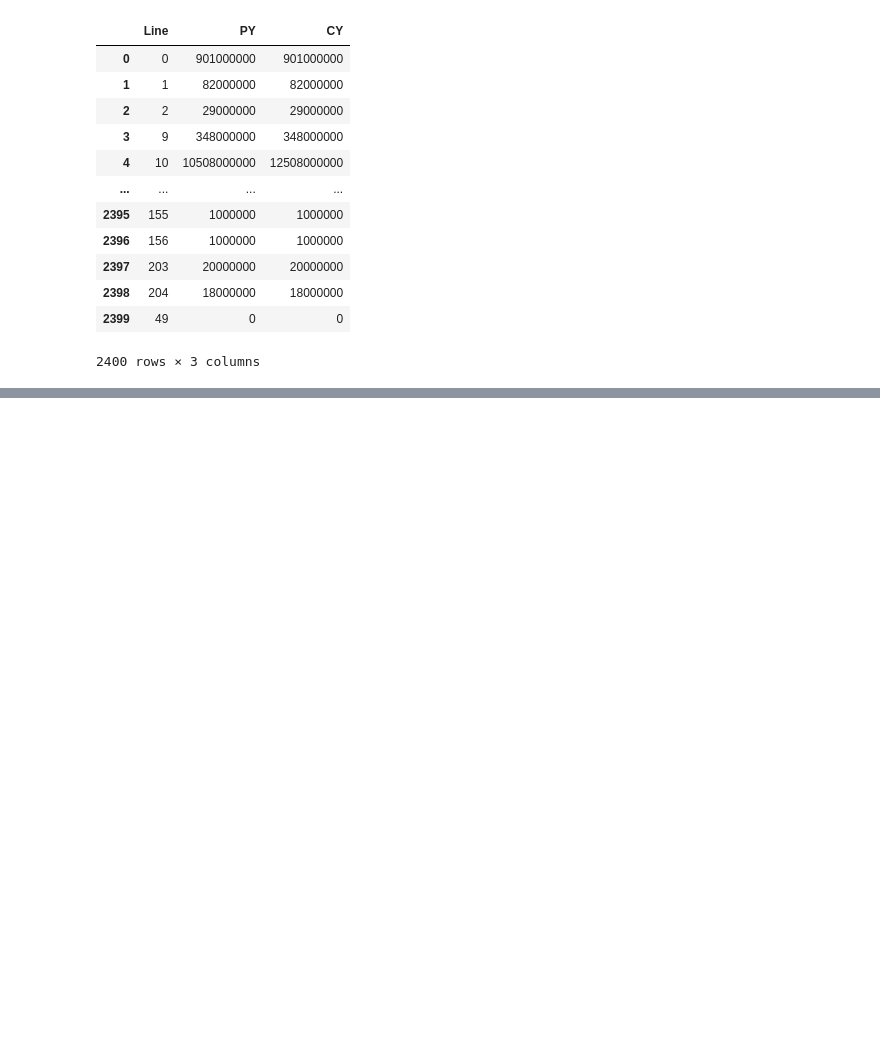
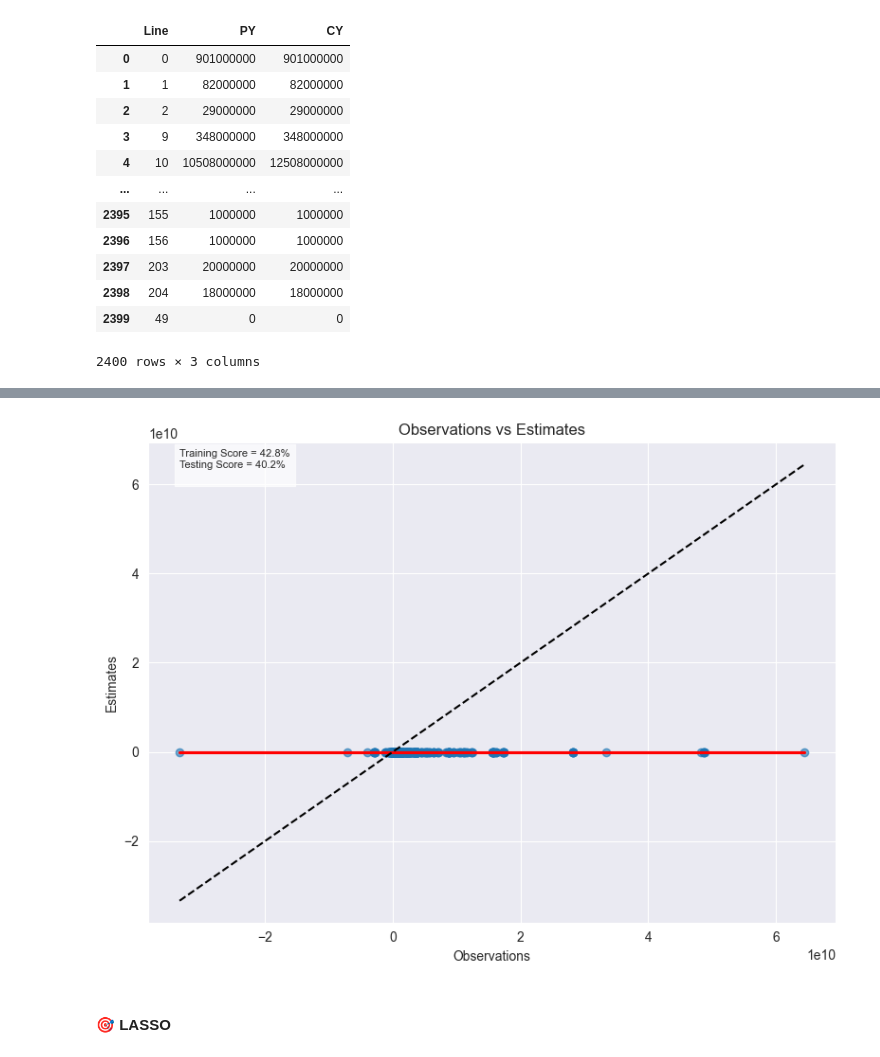
Before and after one commit to is-leeroy-jenkins/Mathy, a Jupyter notebook: ipynb/board.ipynb, the cells around one changed output, grey strips where cells are left out. Cells and saved outputs as stored; diff of their text form; code cells hidden in the pictures; blank space fills up the shorter version.

```diff
--- a/ipynb/board.ipynb
+++ b/ipynb/board.ipynb
@@ -112,0 +147,6 @@ classifier.scatter_plot( X, y )
+# %%
+logistic = LogisticRegression( )
+X = data.values
+y = ds.targets
+logistic.train( X, y )
+logistic.score( X, y )
@@ -112,0 +167,6 @@ classifier.scatter_plot( X, y )
+# %%
+logistic.scatter_plot( X, y )
+# %% [output]
+[figure, added]
+# %% [markdown]
+####  🎯️ LASSO
```
Also changed, not shown: parts of 68 cells of this notebook, 1 other file.
